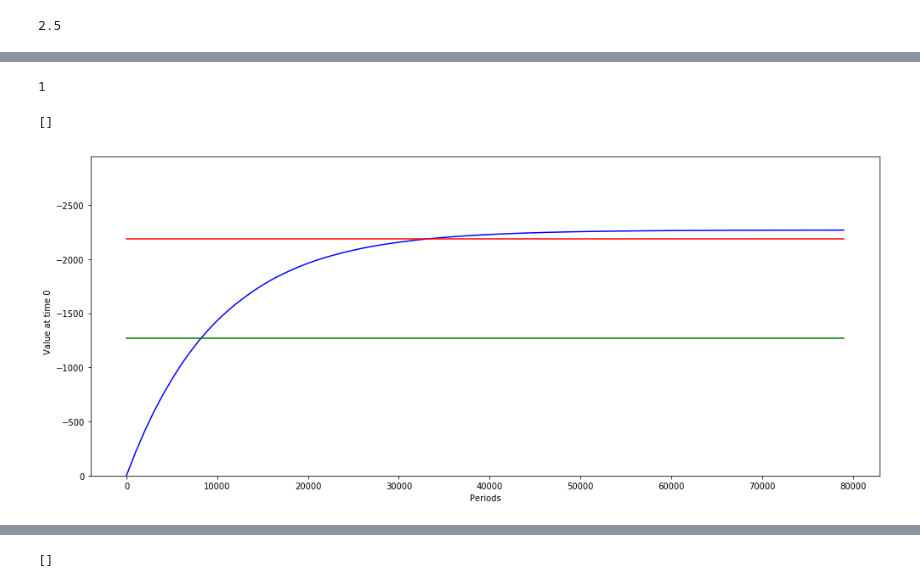
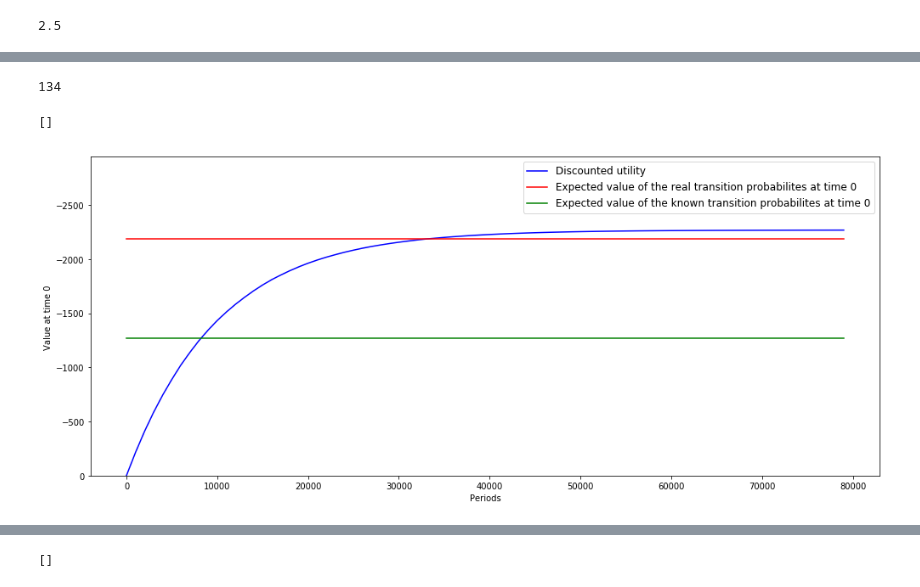
Before and after one commit to OpenSourceEconomics/ruspy, a Jupyter notebook: promotion/Plots and problems.ipynb, the cells around one changed output, grey strips where cells are left out. Drawn from its saved outputs; the diff is of its cells as text; code cells hidden in the pictures.

Commit message:
Almost finished notebook. Only optimal strategy is missing.

```diff
--- a/promotion/Plots and problems.ipynb
+++ b/promotion/Plots and problems.ipynb
@@ -82,6 +119,7 @@ print(trans_results, cost_results)
   success: True
         x: array([10.07776827,  2.29415225])
 # %%
-init_dict['simulation']['known probs'] = trans_results['x']
-init_dict['simulation']['params'] = cost_results['x']
+# I initialize the the init_dict for the simulation with the estimated parameters.
+init_dict['simulation']['known probs'] = trans_results_org['x']
+init_dict['simulation']['params'] = cost_results_org['x']
 # %%
@@ -211,45 +218,53 @@ init_dict
-# %%
-# So with the worst case probabilites as the real ones, I calculate the new strategy
-df, unobs, utilities, num_states = simulate(init_dict['simulation'])
-# The cost vector for the new parameters
-costs = myopic_costs(num_states, lin_cost, init_dict['simulation']['params'])
-
-# For a better understanding, I use real_trans_probs instead of worst_case in the following
-real_trans_probs = np.array(init_dict['simulation']['real probs'])
-real_trans_mat = create_transition_matrix(num_states, real_trans_probs)
-known_trans_probs = np.array(init_dict['simulation']['known probs'])
-known_trans_mat = create_transition_matrix(num_states, known_trans_probs)
-
-# So the calculated expected value of the real transition probabilities. We saw above, that if the
-# agent knows these, his discounted utility converges to that.
-ev_real = calc_fixp(num_states, real_trans_mat, costs, beta)
-v_exp_real = np.full(num_points, calc_ev_0(ev_real, unobs, num_buses))
-
-# The expected value of transition probabilites the agent knows.
-ev_known = calc_fixp(num_states, known_trans_mat, costs, beta)
-v_exp_known = np.full(num_points, calc_ev_0(ev_known, unobs, num_buses))
-
-# The discounted utility of the decision strategy
-v_disc = discount_utility(np.zeros(num_points), num_buses, gridsize, num_periods, utilities, beta)
-# %% [output]
-1
+# %%
+df_fig_1.state.max()
+# %% [output]
+134
+# %%
+# This state space is enough and by setting it manually at lot of time is saved
+num_states = 250
+# The cost vector for the new parameters
+costs_5000 = myopic_costs(num_states, lin_cost, init_dict['simulation']['params'])
+
+# The known transition probabilites, allow as to evaluate ev_known. I programmed an option in the simualte function,
+# which saves a lot of time with the pre known ev_known.
+known_trans_probs_5000 = np.array(init_dict['simulation']['known probs'])
+known_trans_mat_5000 = create_transition_matrix(num_states, known_trans_probs_5000)
+ev_known_5000 = calc_fixp(num_states, known_trans_mat_5000, costs_5000, beta)
+init_dict['simulation']['ev_known'] = ev_known_5000
+
+# For consistensy I use the same state space for the real ones.
+real_trans_probs_5000 = np.array(init_dict['simulation']['real probs'])
+real_trans_mat_5000 = create_transition_matrix(num_states, real_trans_probs_5000)
+ev_real_5000 = calc_fixp(num_states, real_trans_mat_5000, costs_5000, beta)
+
+# So with the worst case probabilites as the real ones, I calculate the new strategy
+df_5000, unobs_5000, utilities_5000, num_states = simulate(init_dict['simulation'])
+# %%
+# The arrays for plotting
+v_exp_real_5000 = np.full(num_points, calc_ev_0(ev_real_5000, unobs_5000, num_buses))
+v_exp_known_5000 = np.full(num_points, calc_ev_0(ev_known_5000, unobs_5000, num_buses))
+
+# The discounted utility of the decision strategy
+v_disc_5000 = discount_utility(np.zeros(num_points), num_buses, gridsize, num_periods, utilities_5000, beta)
 # %%
 fig = plt.figure(figsize=(14, 6))
 
 ax = fig.add_subplot(111)
 
-ax.set_ylim([0, 1.3 * v_disc[-1]])
+ax.set_ylim([0, 1.3 * v_disc_5000[-1]])
 
-ax.set_ylabel(r"Value at time 0    ")
+ax.set_ylabel(r"Value at time 0 ")
 ax.set_xlabel(r"Periods")
 
-ax.plot(periods, v_disc, color='blue', label='Discounted utility')
-ax.plot(periods, v_exp_real, color='red', label='Expected value of the real transition probabilites at time 0')
-ax.plot(periods, v_exp_known, color='green',label='Expected value of the known transition probabilites at time 0')
+ax.plot(periods, v_disc_5000, color='blue', label='Discounted utility')
+ax.plot(periods, v_exp_real_5000, color='red', label='Expected value of the real transition probabilites at time 0')
+ax.plot(periods, v_exp_known_5000, color='green',label='Expected value of the known transition probabilites at time 0')
 
+plt.legend()
+ax.legend(fontsize=12)
 plt.tight_layout()
 
 plt.plot()
 # %% [output]
 []
-[figure, old version]
+[figure, new version]
```
Also changed, not shown: parts of 37 cells of this notebook, 5 other files.
